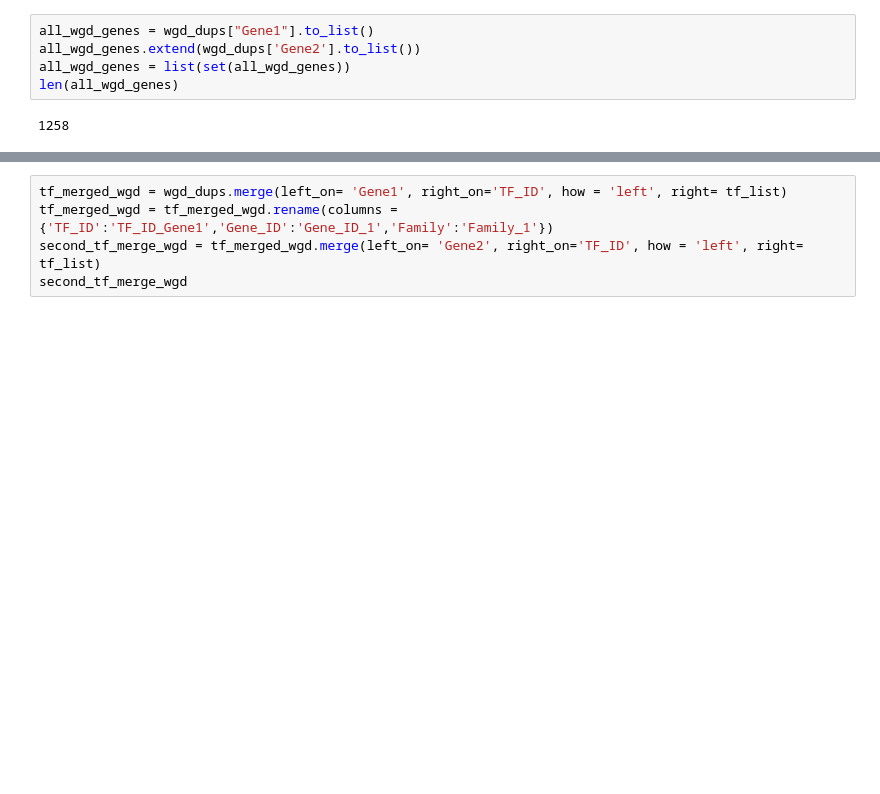
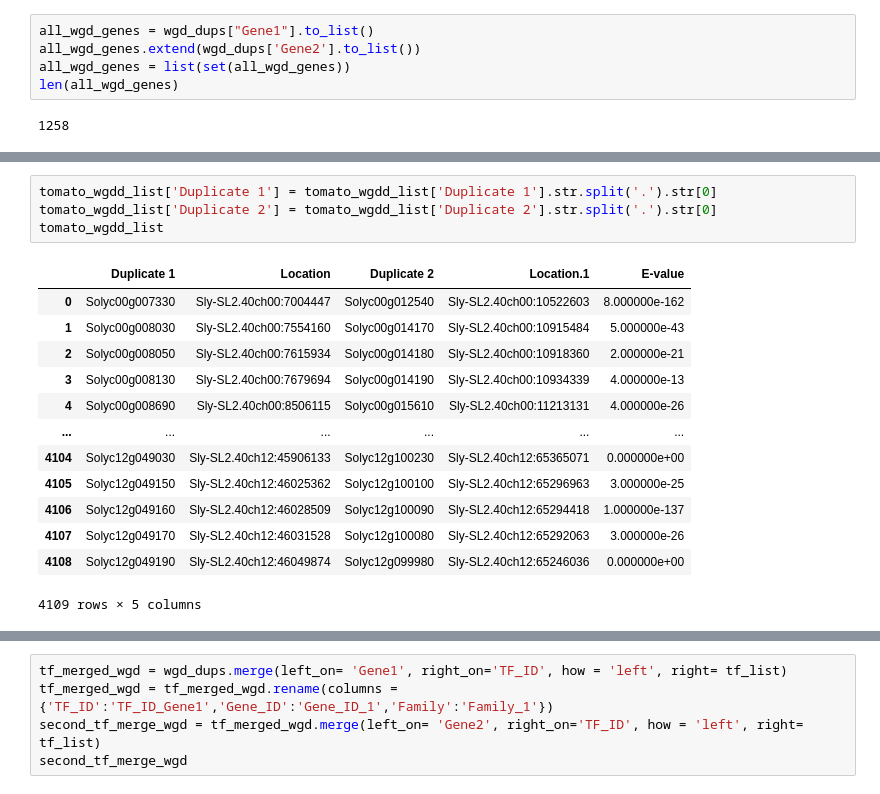
Before and after one commit to mikepassal/Solanum_SV_Pan_Genome, a Jupyter notebook: TF_meta_proportions/tf_meta_fig_3.ipynb, the cells around one changed output, grey strips where cells are left out. Cells and saved outputs as stored; diff of their text form; blank space fills up the shorter version.

```diff
--- a/TF_meta_proportions/tf_meta_fig_3.ipynb
+++ b/TF_meta_proportions/tf_meta_fig_3.ipynb
@@ -244,0 +262,18 @@ len(all_wgd_genes)
+# %%
+tomato_wgdd_list['Duplicate 1'] = tomato_wgdd_list['Duplicate 1'].str.split('.').str[0]
+tomato_wgdd_list['Duplicate 2'] = tomato_wgdd_list['Duplicate 2'].str.split('.').str[0]
+tomato_wgdd_list
+# %% [output]
+|  | Duplicate 1 | Location | Duplicate 2 | Location.1 | E-value |
+| 0 | Solyc00g007330 | Sly-SL2.40ch00:7004447 | Solyc00g012540 | Sly-SL2.40ch00:10522603 | 8.000000e-162 |
+| 1 | Solyc00g008030 | Sly-SL2.40ch00:7554160 | Solyc00g014170 | Sly-SL2.40ch00:10915484 | 5.000000e-43 |
+| 2 | Solyc00g008050 | Sly-SL2.40ch00:7615934 | Solyc00g014180 | Sly-SL2.40ch00:10918360 | 2.000000e-21 |
+| 3 | Solyc00g008130 | Sly-SL2.40ch00:7679694 | Solyc00g014190 | Sly-SL2.40ch00:10934339 | 4.000000e-13 |
+| 4 | Solyc00g008690 | Sly-SL2.40ch00:8506115 | Solyc00g015610 | Sly-SL2.40ch00:11213131 | 4.000000e-26 |
+| ... | ... | ... | ... | ... | ... |
+| 4104 | Solyc12g049030 | Sly-SL2.40ch12:45906133 | Solyc12g100230 | Sly-SL2.40ch12:65365071 | 0.000000e+00 |
+| 4105 | Solyc12g049150 | Sly-SL2.40ch12:46025362 | Solyc12g100100 | Sly-SL2.40ch12:65296963 | 3.000000e-25 |
+| 4106 | Solyc12g049160 | Sly-SL2.40ch12:46028509 | Solyc12g100090 | Sly-SL2.40ch12:65294418 | 1.000000e-137 |
+| 4107 | Solyc12g049170 | Sly-SL2.40ch12:46031528 | Solyc12g100080 | Sly-SL2.40ch12:65292063 | 3.000000e-26 |
+| 4108 | Solyc12g049190 | Sly-SL2.40ch12:46049874 | Solyc12g099980 | Sly-SL2.40ch12:65246036 | 0.000000e+00 |
+4109 rows × 5 columns
```
Also changed, not shown: parts of 17 cells of this notebook, 2 other files.
